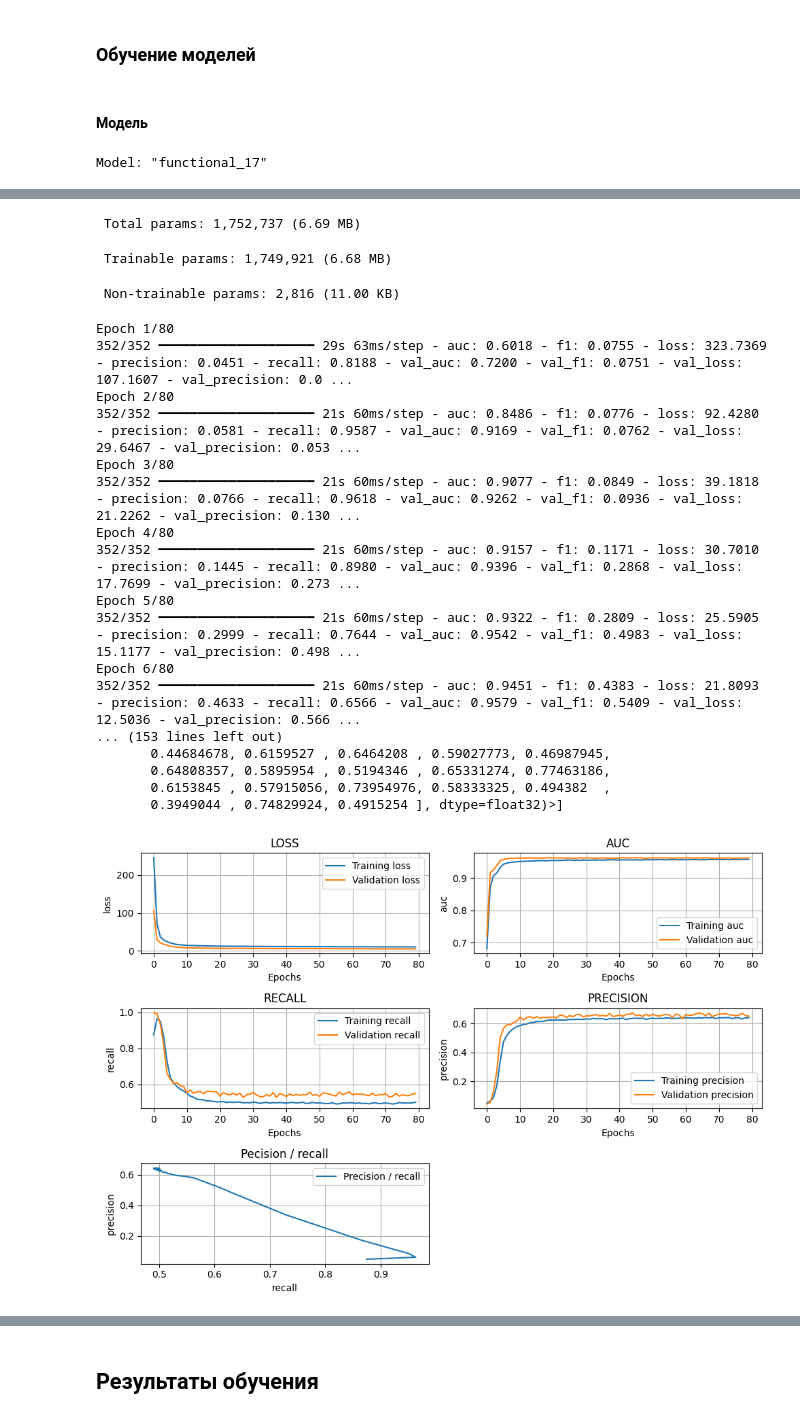
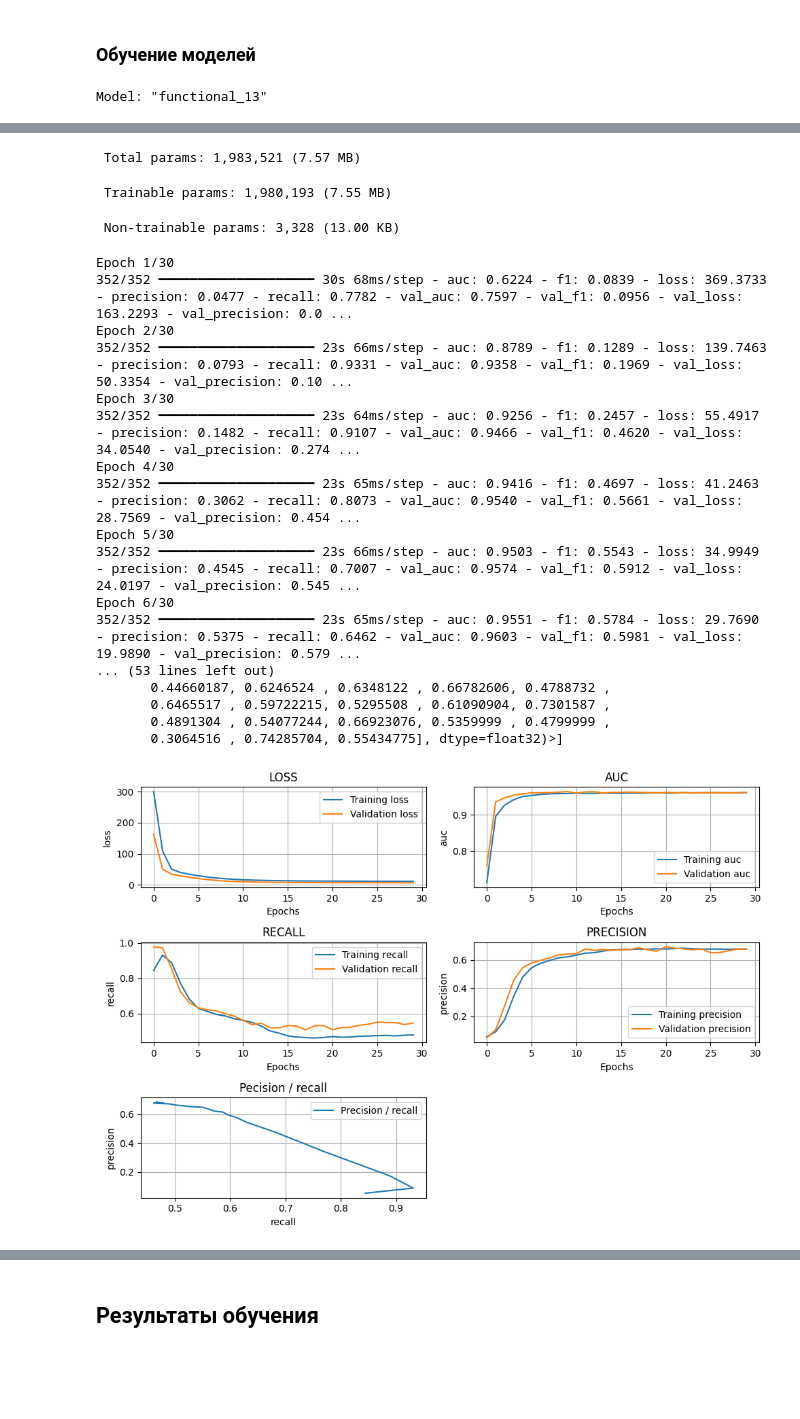
Before and after one commit to liriquew/control_system, a Jupyter notebook: predictions_service/classifier_model/main.ipynb, the cells around one changed output, grey strips where cells are left out. Drawn from its saved outputs; the diff is of its cells as text; code cells hidden in the pictures; blank space fills up the shorter version.

```diff
--- a/predictions_service/classifier_model/main.ipynb
+++ b/predictions_service/classifier_model/main.ipynb
@@ -670,8 +659,6 @@ def check_model(model):
 # %%
 COMMON_TAGS_COUNT = 33
 EPOCHS_COUNT = 2
-# %% [markdown]
-#### Модель
 # %%
 from sklearn.utils.class_weight import compute_class_weight
 import numpy as np
@@ -697,26 +684,24 @@ class_weights_dict = balanced_class_weights(y_train, recall_factor=1.4, max_weig
 def build_model():
     inputs = tf.keras.Input(shape=(TOTAL_FEATURES,))
 
-    x = layers.Dense(768, activation='swish', kernel_regularizer=tf.keras.regularizers.L1L2(l1=0.01, l2=0.1))(inputs)
+    x = layers.Dense(768, activation='swish', kernel_regularizer=tf.keras.regularizers.L1L2(l1=0.01, l2=0.01))(inputs)
     x = layers.BatchNormalization()(x)
     x = layers.Dropout(0.4)(x)
 
-    residual = layers.Dense(256, activation='swish', kernel_regularizer=tf.keras.regularizers.L1L2(l1=0.001, l2=0.01))(x) # l2 == 0.1, l1 === 0.0001
+    residual = layers.Dense(384, activation='swish', kernel_regularizer=tf.keras.regularizers.L1L2(l1=0.01, l2=0.01))(x)
 
-    x = layers.Dense(512, activation='swish', kernel_regularizer=tf.keras.regularizers.L1L2(l1=0.001, l2=0.01))(x) # l2 was 0.01
+    x = layers.Dense(512, activation='swish', kernel_regularizer=tf.keras.regularizers.L1L2(l1=0.001, l2=0.01))(x)
     x = layers.BatchNormalization()(x)
     x = layers.Dropout(0.3)(x)
 
-    x = layers.Dense(128, activation='swish', kernel_regularizer=tf.keras.regularizers.L1L2(l1=0.001, l2=0.01))(x) # l2 == 0.1, l1 == 0.001
+    x = layers.Dense(384, activation='swish', kernel_regularizer=tf.keras.regularizers.L1L2(l1=0.001, l2=0.01))(x)
     x = layers.BatchNormalization()(x)
     x = layers.Dropout(0.3)(x)
 
-    x = layers.Concatenate()([x, residual])
-    x = layers.Dense(256, activation='swish', kernel_regularizer=regularizers.l2(0.001), activity_regularizer=regularizers.l1_l2(0.001))(x) # l2=0.001
-    x = layers.Dropout(0.3)(x)
+    x = layers.Add()([x, residual])
+    x = layers.Dense(256, activation='swish', kernel_regularizer=regularizers.l2(0.01), activity_regularizer=regularizers.l1_l2(0.001))(x)
 
     outputs = layers.Dense(COMMON_TAGS_COUNT, activation='sigmoid')(x)
-    layers.GaussianNoise(0.03)
 
     model = Model(inputs=inputs, outputs=outputs)
 
@@ -727,15 +712,15 @@ def build_model():
     model.compile(
         optimizer=optimizer,
         loss=CategoricalFocalCrossentropy(
-            alpha=0.65, # 0.7
-            gamma=1.4, # 1.3
+            alpha=0.65,
+            gamma=1.4,
             from_logits=False,
         ),
         metrics=[
             metrics.Recall(name='recall', thresholds=0.4),
             metrics.Precision(name='precision', thresholds=0.4),
             metrics.AUC(name='auc'),
-            metrics.F1Score(name='f1', threshold=0.2)
+            metrics.F1Score(name='f1', threshold=0.4)
         ]
     )
 
@@ -747,7 +732,7 @@ model.summary()
 
 history = model.fit(
     X_train, y_train,
-    epochs=80,
+    epochs=30,
     validation_data=(X_test, y_test),
     class_weight=class_weights_dict,
     batch_size=64,
@@ -759,7 +744,7 @@ np.save("fit_history/hist_11", history)
 check_model(model)
 plot_training_history(history)
 # %% [output]
-Model: "functional_17"
+Model: "functional_13"
 ┏━━━━━━━━━━━━━━━━━━━━━┳━━━━━━━━━━━━━━━━━━━┳━━━━━━━━━━━━┳━━━━━━━━━━━━━━━━━━━┓
 ┃ Layer (type)        ┃ Output Shape      ┃    Param # ┃ Connected to      ┃
 ┡━━━━━━━━━━━━━━━━━━━━━╇━━━━━━━━━━━━━━━━━━━╇━━━━━━━━━━━━╇━━━━━━━━━━━━━━━━━━━┩
@@ -779,23 +764,23 @@ Model: "functional_17"
 └─────────────────────┴───────────────────┴────────────┴───────────────────┘
- Total params: 1,752,737 (6.69 MB)
+ Total params: 1,983,521 (7.57 MB)
- Trainable params: 1,749,921 (6.68 MB)
+ Trainable params: 1,980,193 (7.55 MB)
- Non-trainable params: 2,816 (11.00 KB)
+ Non-trainable params: 3,328 (13.00 KB)
-Epoch 1/80
-352/352 ━━━━━━━━━━━━━━━━━━━━ 29s 63ms/step - auc: 0.6018 - f1: 0.0755 - loss: 323.7369 - precision: 0.0451 - recall: 0.8188 - val_auc: 0.7200 - val_f1: 0.0751 - val_loss: 107.1607 - val_precision: 0.0 ...
-Epoch 2/80
-352/352 ━━━━━━━━━━━━━━━━━━━━ 21s 60ms/step - auc: 0.8486 - f1: 0.0776 - loss: 92.4280 - precision: 0.0581 - recall: 0.9587 - val_auc: 0.9169 - val_f1: 0.0762 - val_loss: 29.6467 - val_precision: 0.053 ...
-Epoch 3/80
-352/352 ━━━━━━━━━━━━━━━━━━━━ 21s 60ms/step - auc: 0.9077 - f1: 0.0849 - loss: 39.1818 - precision: 0.0766 - recall: 0.9618 - val_auc: 0.9262 - val_f1: 0.0936 - val_loss: 21.2262 - val_precision: 0.130 ...
-Epoch 4/80
-352/352 ━━━━━━━━━━━━━━━━━━━━ 21s 60ms/step - auc: 0.9157 - f1: 0.1171 - loss: 30.7010 - precision: 0.1445 - recall: 0.8980 - val_auc: 0.9396 - val_f1: 0.2868 - val_loss: 17.7699 - val_precision: 0.273 ...
-Epoch 5/80
-352/352 ━━━━━━━━━━━━━━━━━━━━ 21s 60ms/step - auc: 0.9322 - f1: 0.2809 - loss: 25.5905 - precision: 0.2999 - recall: 0.7644 - val_auc: 0.9542 - val_f1: 0.4983 - val_loss: 15.1177 - val_precision: 0.498 ...
-Epoch 6/80
-352/352 ━━━━━━━━━━━━━━━━━━━━ 21s 60ms/step - auc: 0.9451 - f1: 0.4383 - loss: 21.8093 - precision: 0.4633 - recall: 0.6566 - val_auc: 0.9579 - val_f1: 0.5409 - val_loss: 12.5036 - val_precision: 0.566 ...
-... (153 lines left out)
-       0.44684678, 0.6159527 , 0.6464208 , 0.59027773, 0.46987945,
-       0.64808357, 0.5895954 , 0.5194346 , 0.65331274, 0.77463186,
-       0.6153845 , 0.57915056, 0.73954976, 0.58333325, 0.494382  ,
-       0.3949044 , 0.74829924, 0.4915254 ], dtype=float32)>]
+Epoch 1/30
+352/352 ━━━━━━━━━━━━━━━━━━━━ 30s 68ms/step - auc: 0.6224 - f1: 0.0839 - loss: 369.3733 - precision: 0.0477 - recall: 0.7782 - val_auc: 0.7597 - val_f1: 0.0956 - val_loss: 163.2293 - val_precision: 0.0 ...
+Epoch 2/30
+352/352 ━━━━━━━━━━━━━━━━━━━━ 23s 66ms/step - auc: 0.8789 - f1: 0.1289 - loss: 139.7463 - precision: 0.0793 - recall: 0.9331 - val_auc: 0.9358 - val_f1: 0.1969 - val_loss: 50.3354 - val_precision: 0.10 ...
+Epoch 3/30
+352/352 ━━━━━━━━━━━━━━━━━━━━ 23s 64ms/step - auc: 0.9256 - f1: 0.2457 - loss: 55.4917 - precision: 0.1482 - recall: 0.9107 - val_auc: 0.9466 - val_f1: 0.4620 - val_loss: 34.0540 - val_precision: 0.274 ...
+Epoch 4/30
+352/352 ━━━━━━━━━━━━━━━━━━━━ 23s 65ms/step - auc: 0.9416 - f1: 0.4697 - loss: 41.2463 - precision: 0.3062 - recall: 0.8073 - val_auc: 0.9540 - val_f1: 0.5661 - val_loss: 28.7569 - val_precision: 0.454 ...
+Epoch 5/30
+352/352 ━━━━━━━━━━━━━━━━━━━━ 23s 66ms/step - auc: 0.9503 - f1: 0.5543 - loss: 34.9949 - precision: 0.4545 - recall: 0.7007 - val_auc: 0.9574 - val_f1: 0.5912 - val_loss: 24.0197 - val_precision: 0.545 ...
+Epoch 6/30
+352/352 ━━━━━━━━━━━━━━━━━━━━ 23s 65ms/step - auc: 0.9551 - f1: 0.5784 - loss: 29.7690 - precision: 0.5375 - recall: 0.6462 - val_auc: 0.9603 - val_f1: 0.5981 - val_loss: 19.9890 - val_precision: 0.579 ...
+... (53 lines left out)
+       0.44660187, 0.6246524 , 0.6348122 , 0.66782606, 0.4788732 ,
+       0.6465517 , 0.59722215, 0.5295508 , 0.61090904, 0.7301587 ,
+       0.4891304 , 0.54077244, 0.66923076, 0.5359999 , 0.4799999 ,
+       0.3064516 , 0.74285704, 0.55434775], dtype=float32)>]
-[figure, old version]
+[figure, new version]
 # %%
```
Also changed, not shown: parts of 16 cells of this notebook, 48 other files.
